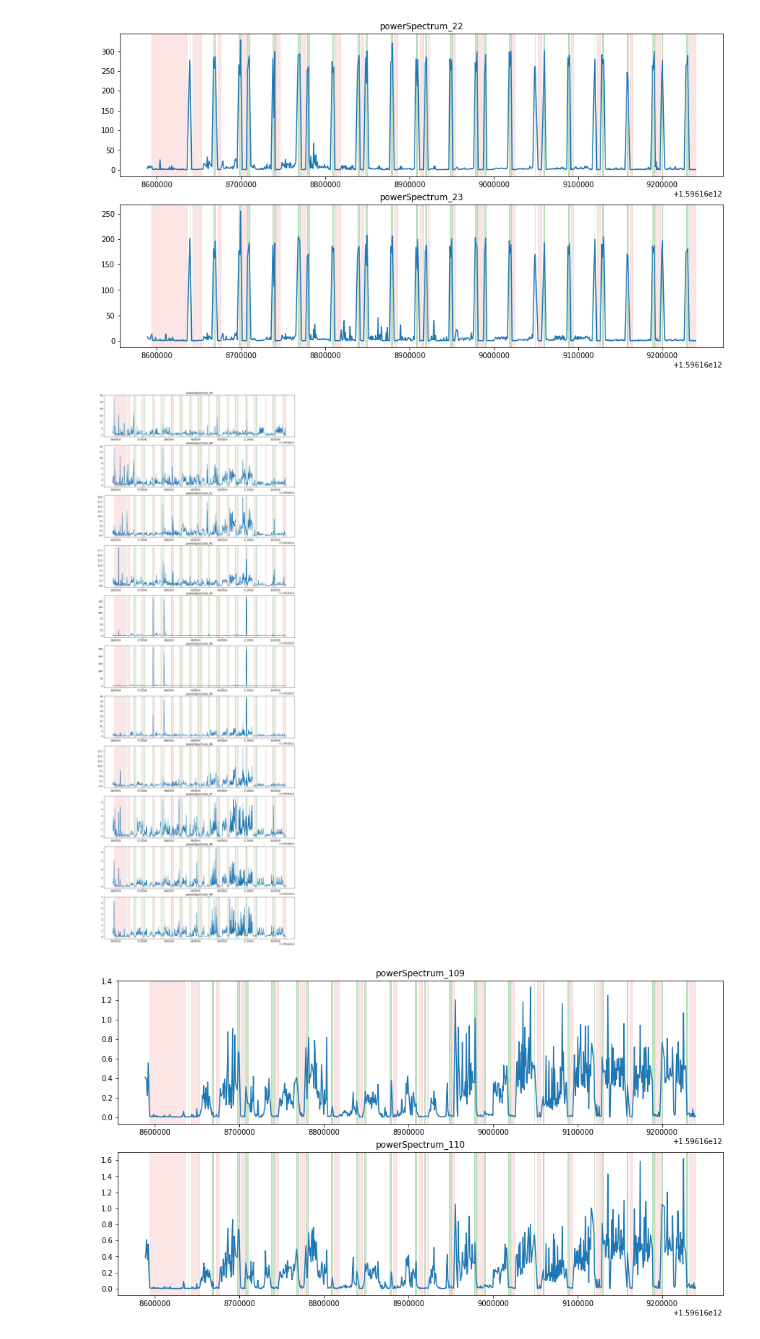
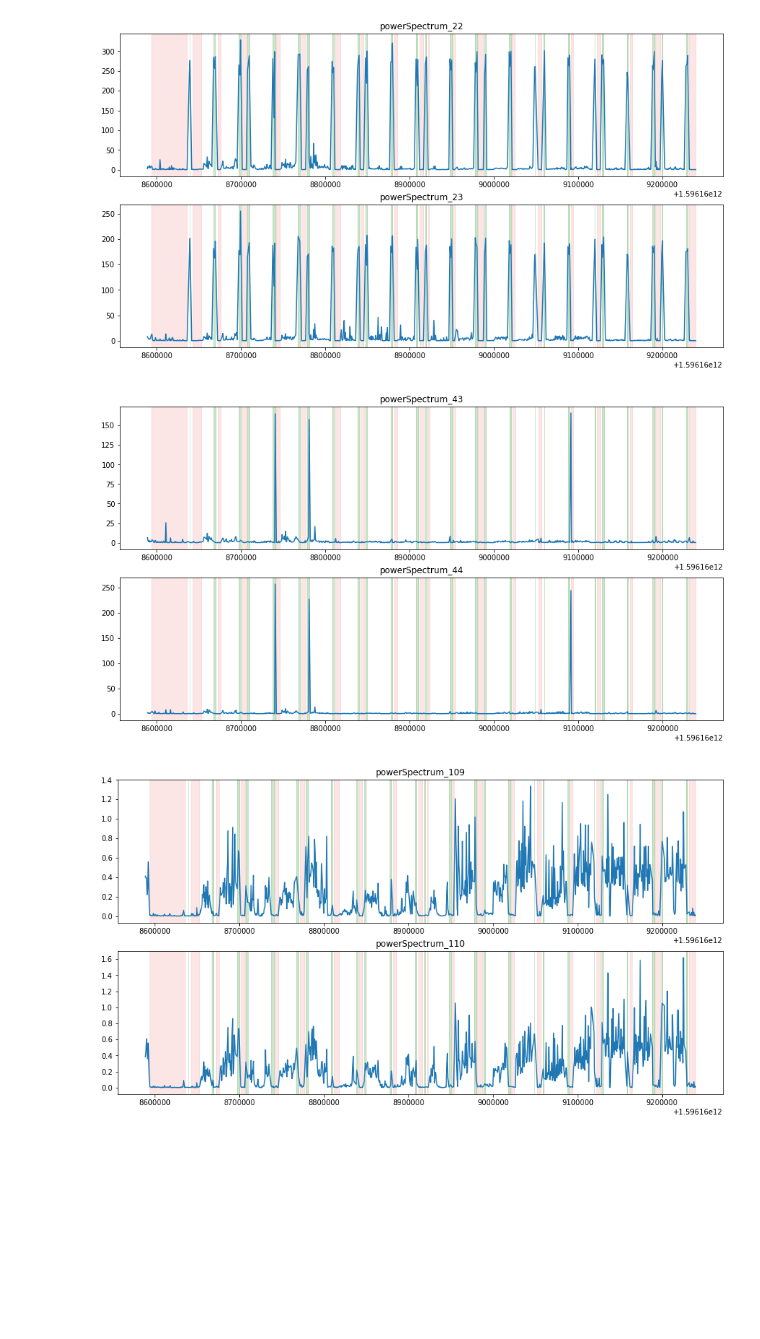
Before and after one commit to tintinp/chloe-ting-extension, a Jupyter notebook: machine-learning/data_plotter.ipynb, the cells around one changed output. Cells and saved outputs as stored; diff of their text form; code cells hidden in the pictures; blank space fills up the shorter version.

```diff
--- a/machine-learning/data_plotter.ipynb
+++ b/machine-learning/data_plotter.ipynb
@@ -132,12 +139,12 @@ plotFeatureArray(PS_PART, PS_DIVIDE_FACTOR, start_bin, end_bin, FEATURES['POWER_
 # %%
 PS_DIVIDE_FACTOR = 1
 PS_PART = 1
-start_bin = 39
-end_bin = 49
+start_bin = 43
+end_bin = 44
 
 plotFeatureArray(PS_PART, PS_DIVIDE_FACTOR, start_bin, end_bin, FEATURES['POWER_SPECTRUM'])
 # %% [output]
-[figure, old version]
+[figure, new version]
 # %%
 PS_DIVIDE_FACTOR = 1
 PS_PART = 1
```
Also changed, not shown: parts of 1 cell of this notebook.
